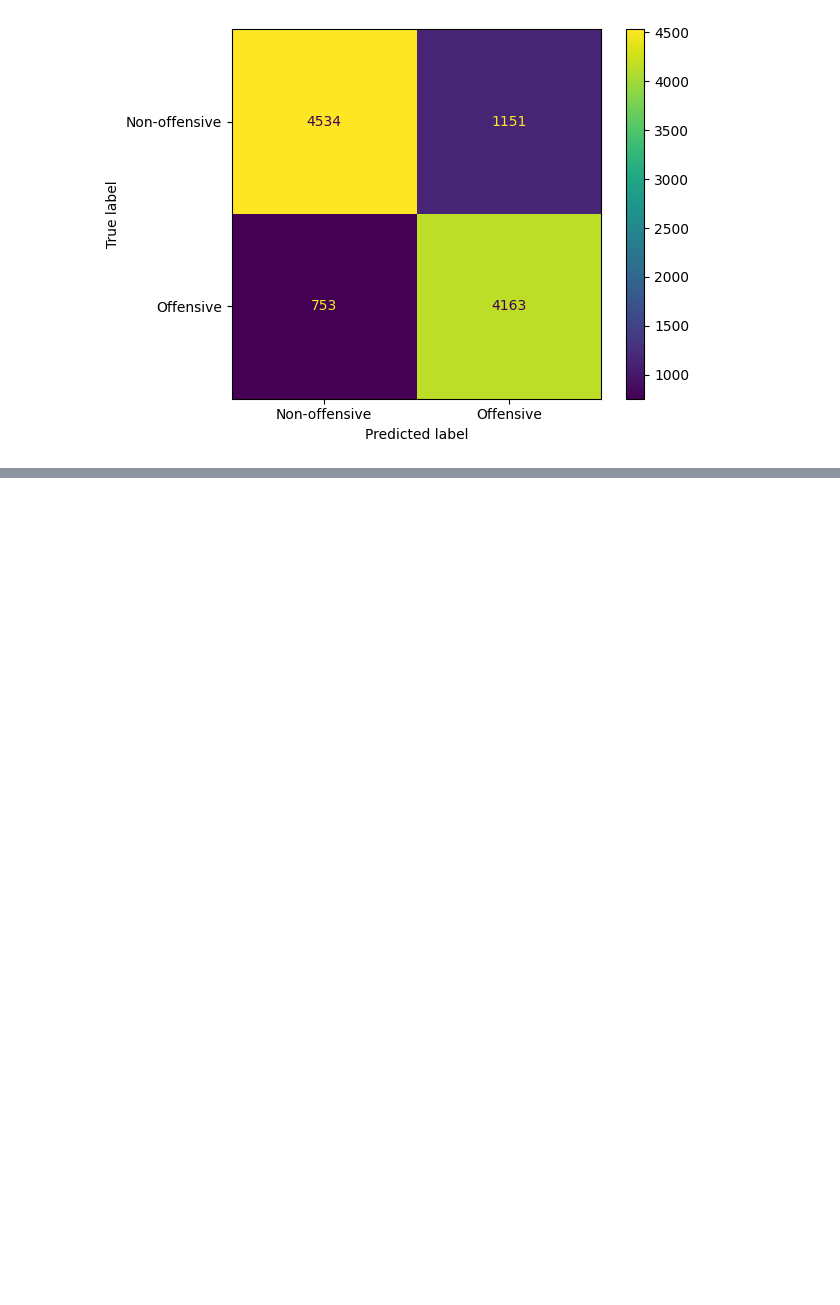
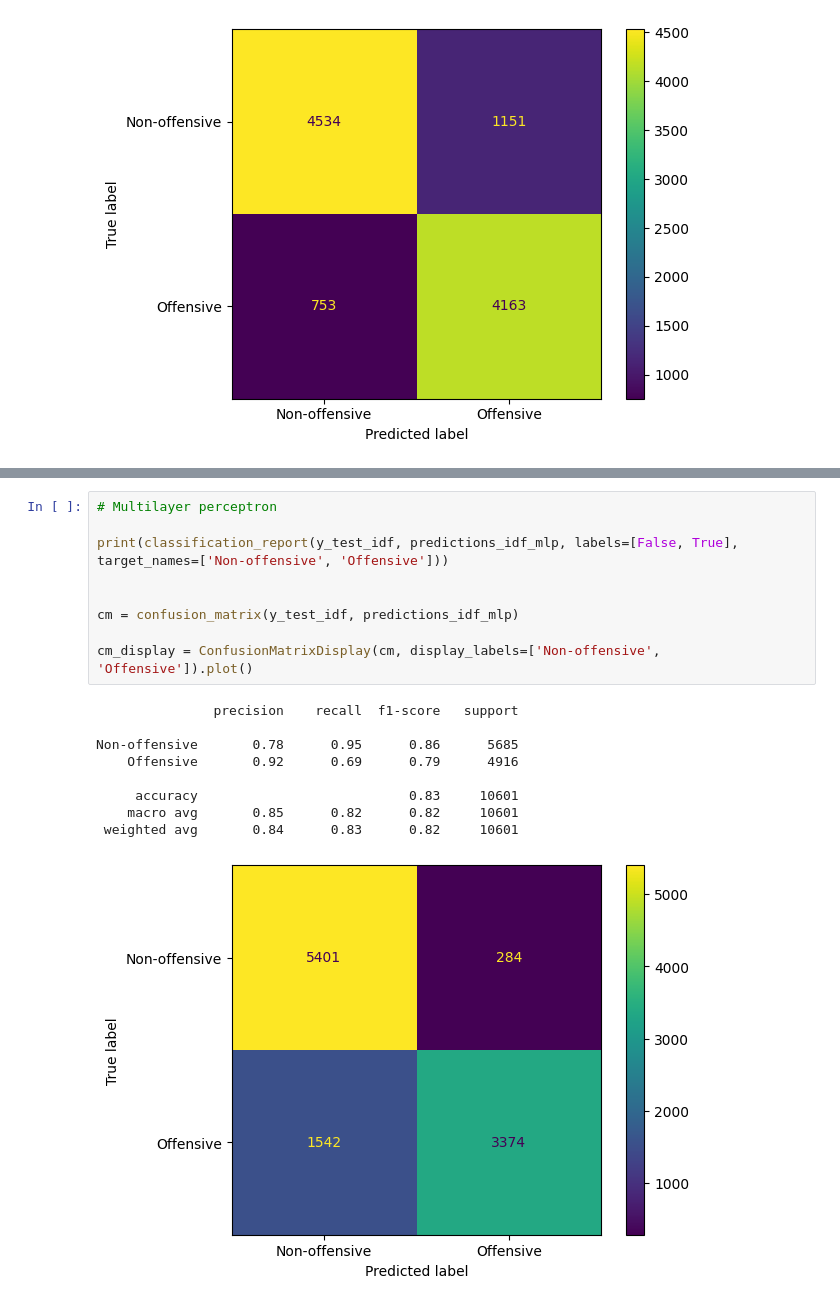
Before and after one commit to emirryilmazz/Team10_ClassificationOfInappropriateOrOffensiveText, a Jupyter notebook: project.ipynb, the cells around one changed output, grey strips where cells are left out. Drawn from its saved outputs; the diff is of its cells as text; blank space fills up the shorter version.

```diff
--- a/project.ipynb
+++ b/project.ipynb
@@ -533,0 +595,19 @@ Non-offensive       0.86      0.80      0.83      5685
+# %%
+# Multilayer perceptron
+
+print(classification_report(y_test_idf, predictions_idf_mlp, labels=[False, True], target_names=['Non-offensive', 'Offensive']))
+
+
+cm = confusion_matrix(y_test_idf, predictions_idf_mlp)
+
+cm_display = ConfusionMatrixDisplay(cm, display_labels=['Non-offensive', 'Offensive']).plot()
+# %% [output]
+               precision    recall  f1-score   support
+
+Non-offensive       0.78      0.95      0.86      5685
+    Offensive       0.92      0.69      0.79      4916
+
+     accuracy                           0.83     10601
+    macro avg       0.85      0.82      0.82     10601
+ weighted avg       0.84      0.83      0.82     10601
+[figure, added]
```
Also changed, not shown: parts of 4 cells of this notebook.
